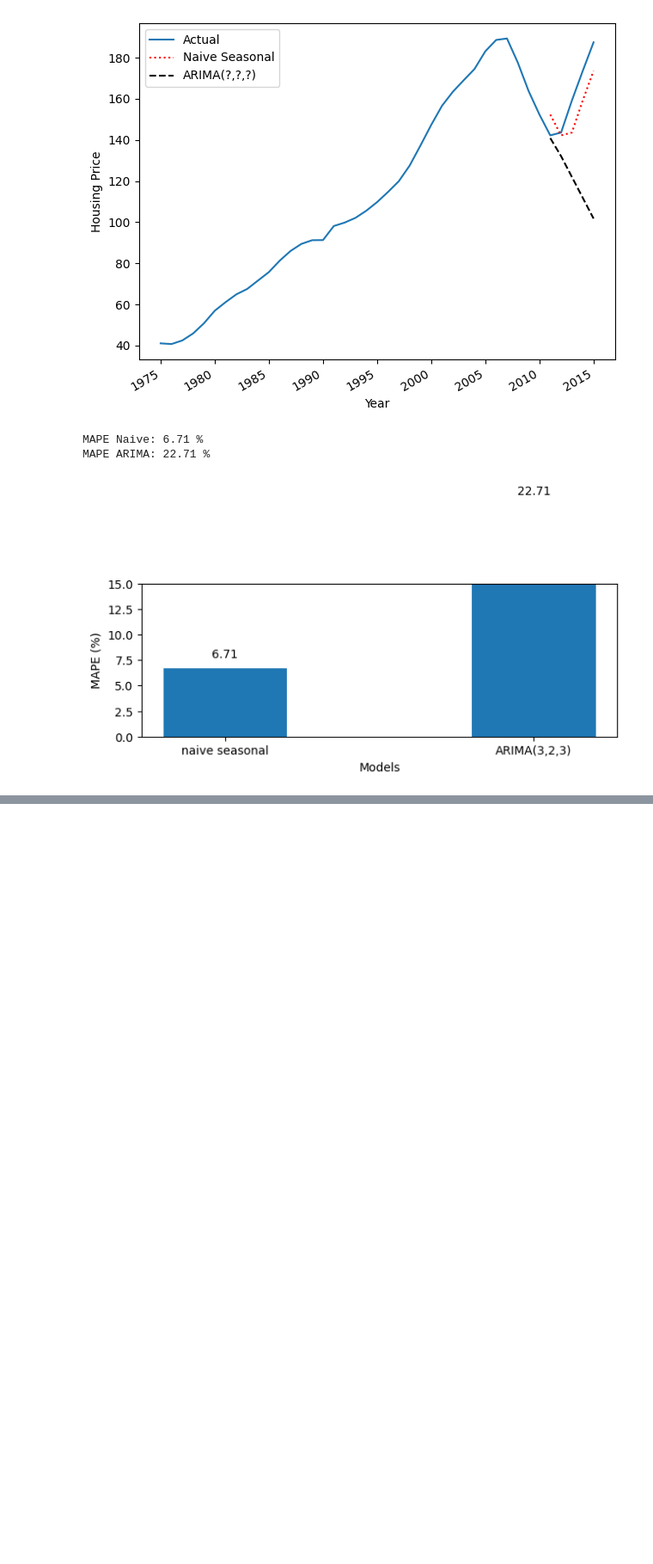
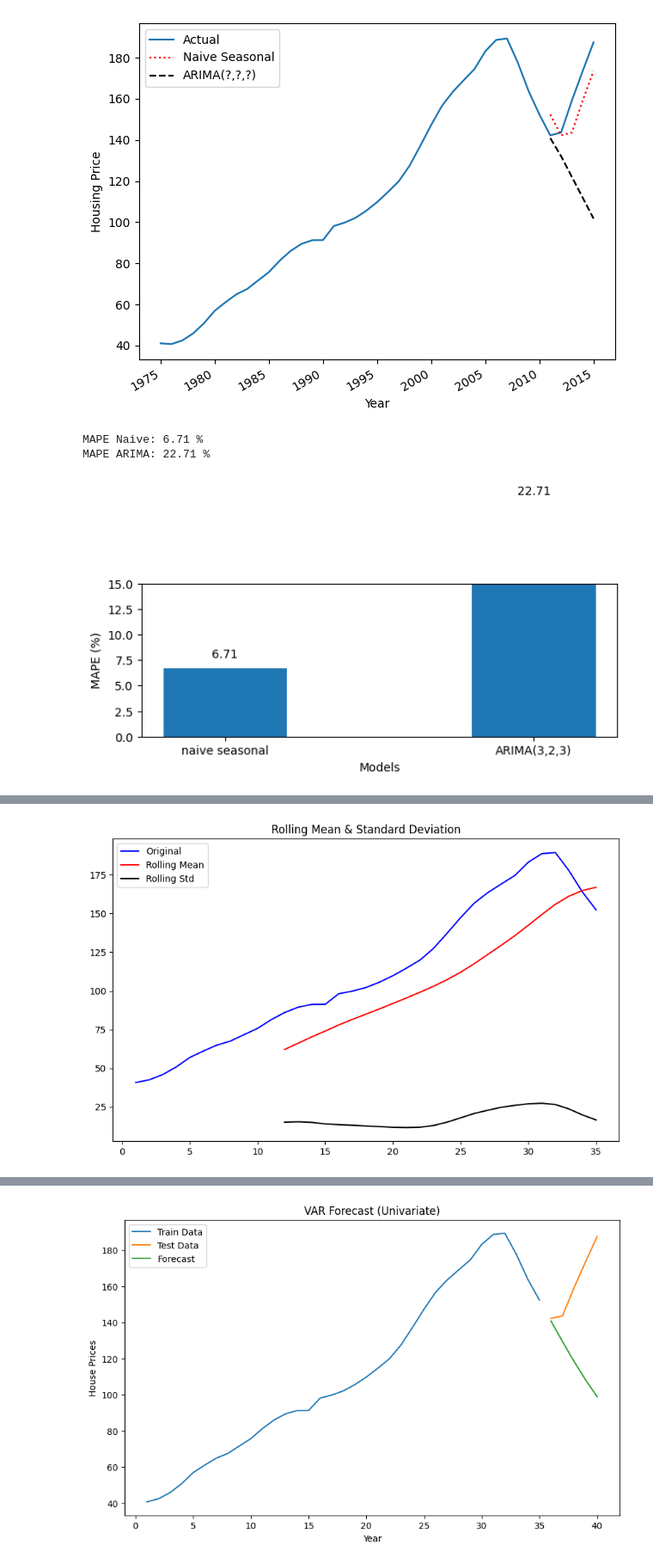
Before and after one commit to ThomasDarrieumerlou/Forecasting-project, a Jupyter notebook: Forcasting.ipynb, the cells around one changed output, grey strips where cells are left out. Shown at 86% size. Drawn from its saved outputs; the diff is of its cells as text; code cells hidden in the pictures; blank space fills up the shorter version.

```diff
--- a/Forcasting.ipynb
+++ b/Forcasting.ipynb
@@ -325,0 +412,78 @@ plt.tight_layout()
+# %%
+import pandas as pd
+import numpy as np
+import matplotlib.pyplot as plt
+from statsmodels.tsa.vector_ar.var_model import VAR
+from statsmodels.tsa.stattools import adfuller
+
+# Charger les données
+data = pd.read_excel('Atlanta.xlsx')
+
+# Sélectionner uniquement les colonnes 'Year' et 'index_nsa'
+data = data[['Year', 'index_nsa']]
+price = data[['index_nsa']]
+
+# Convertir la colonne 'Year' en datetime
+data['Year'] = pd.to_datetime(data['Year'], format='%Y')
+
+# Définir la colonne 'Year' comme index
+data.set_index('Year', inplace=True)
+
+# Séparation des données en ensembles d'entraînement et de test
+train = price.iloc[:-5] # Utiliser toutes les données sauf les 5 dernières pour l'entraînement
+test = price.iloc[-5:] # Utiliser les 5 dernières données pour les tests
+
+# Créer une DataFrame avec une seule colonne
+train_multi = train.copy()
+train_multi['index_nsa_lag1'] = train['index_nsa'].shift(1)  # Ajouter une variable lag
+
+# Supprimer les lignes avec des valeurs manquantes
+train_multi.dropna(inplace=True)
+
+# Vérifier la stationnarité de la série temporelle
+def test_stationarity(timeseries):
+    # Calcul de la statistique de la moyenne mobile
+    rolmean = timeseries.rolling(window=12).mean()
+    rolstd = timeseries.rolling(window=12).std()
+
+    # Tracé de la statistique de la moyenne mobile
+    plt.figure(figsize=(10, 6))
+    orig = plt.plot(timeseries, color='blue', label='Original')
+    mean = plt.plot(rolmean, color='red', label='Rolling Mean')
+    std = plt.plot(rolstd, color='black', label='Rolling Std')
+    plt.legend(loc='best')
+    plt.title('Rolling Mean & Standard Deviation')
+    plt.show(block=False)
+
+    # Test Dickey-Fuller
+    print('Résultats du test de Dickey-Fuller :')
+    dftest = adfuller(timeseries, autolag='AIC')
+    dfoutput = pd.Series(dftest[0:4], index=['Test Statistic', 'p-value', '#Lags Used', 'Number of Observations Used'])
+    for key, value in dftest[4].items():
+        dfoutput['Critical Value (%s)' % key] = value
+    print(dfoutput)
+
+test_stationarity(train_multi['index_nsa'])
+
+# Ajustement du modèle VAR (univarié)
+model = VAR(train_multi)
+results = model.fit()
+
+# Faire des prévisions
+forecast = results.forecast(train_multi.values, steps=len(test)) # Prévoir sur la longueur des données de test
+
+# Afficher les prévisions
+print(forecast)
+
+# Tracer les prévisions par rapport aux données de test
+plt.figure(figsize=(10, 6))
+plt.plot(train_multi.index, train_multi['index_nsa'], label='Train Data')
+plt.plot(test.index, test['index_nsa'], label='Test Data')
+plt.plot(test.index, forecast[:,0], label='Forecast')
+plt.xlabel('Year')
+plt.ylabel('House Prices')
+plt.title('VAR Forecast')
+plt.legend()
+plt.show()
+# %% [output]
+[figure, added]
@@ -325,0 +504 @@ plt.tight_layout()
+[figure, added]
```
Also changed, not shown: parts of 3 cells of this notebook.
